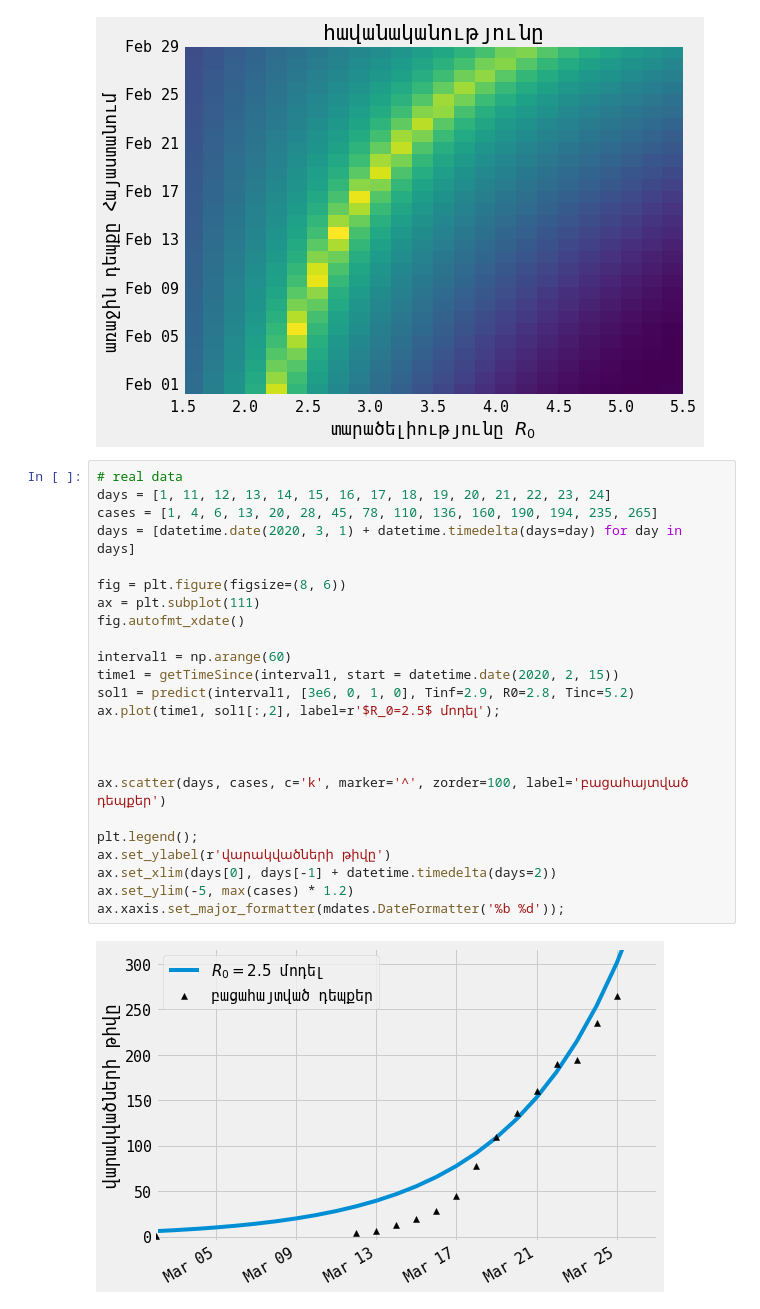
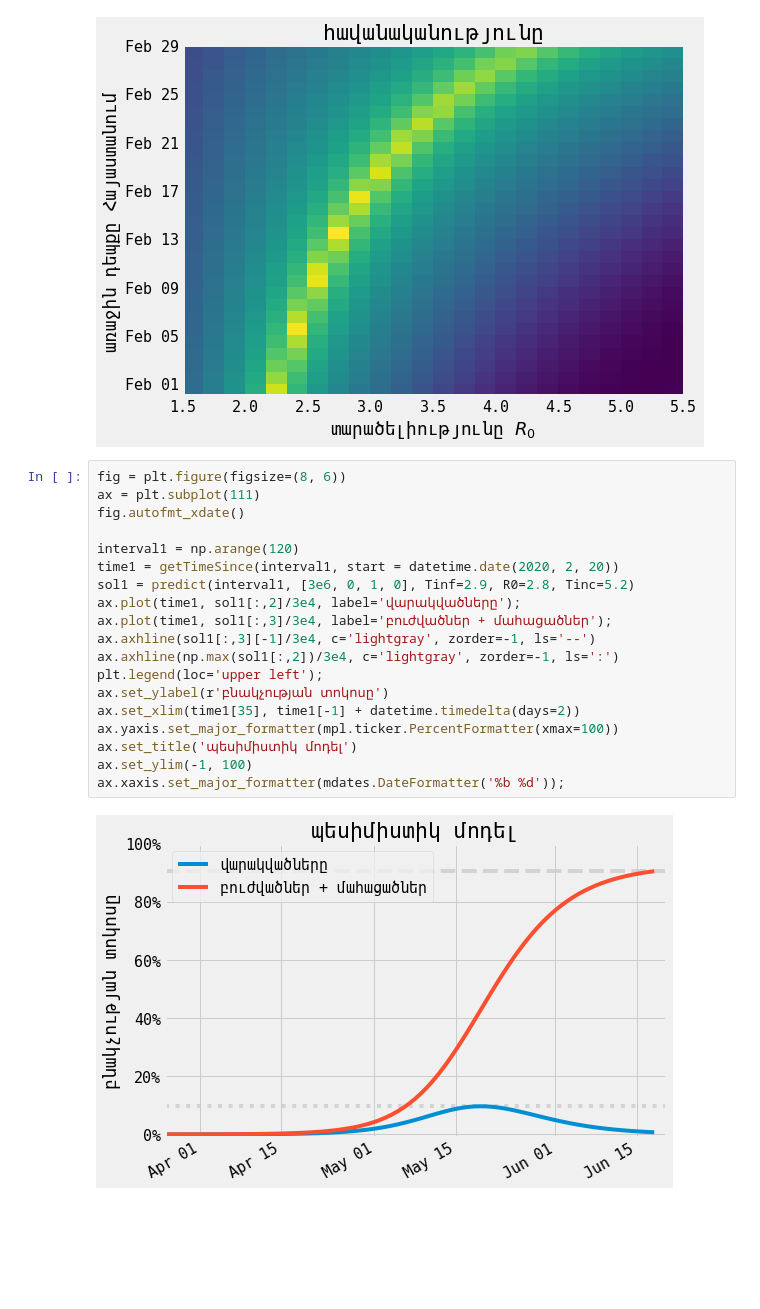
Before and after one commit to haykh/haykh.github.io, a Jupyter notebook: assets/files/2020-covid19-armenia/stayhealthy.ipynb, the cells around one changed output. Drawn from its saved outputs; the diff is of its cells as text; blank space fills up the shorter version.

```diff
--- a/assets/files/2020-covid19-armenia/stayhealthy.ipynb
+++ b/assets/files/2020-covid19-armenia/stayhealthy.ipynb
@@ -84,28 +84,23 @@ ax.yaxis.set_major_formatter(mdates.DateFormatter('%b %d'));
 # %% [output]
 [figure]
 # %%
-# real data
-days = [1, 11, 12, 13, 14, 15, 16, 17, 18, 19, 20, 21, 22, 23, 24]
-cases = [1, 4, 6, 13, 20, 28, 45, 78, 110, 136, 160, 190, 194, 235, 265]
-days = [datetime.date(2020, 3, 1) + datetime.timedelta(days=day) for day in days]
-
 fig = plt.figure(figsize=(8, 6))
 ax = plt.subplot(111)
 fig.autofmt_xdate()
 
-interval1 = np.arange(60)
-time1 = getTimeSince(interval1, start = datetime.date(2020, 2, 15))
+interval1 = np.arange(120)
+time1 = getTimeSince(interval1, start = datetime.date(2020, 2, 20))
 sol1 = predict(interval1, [3e6, 0, 1, 0], Tinf=2.9, R0=2.8, Tinc=5.2)
-ax.plot(time1, sol1[:,2], label=r'$R_0=2.5$ մոդել');
-
-
-
-ax.scatter(days, cases, c='k', marker='^', zorder=100, label='բացահայտված դեպքեր')
-
-plt.legend();
-ax.set_ylabel(r'վարակվածների թիվը')
-ax.set_xlim(days[0], days[-1] + datetime.timedelta(days=2))
-ax.set_ylim(-5, max(cases) * 1.2)
+ax.plot(time1, sol1[:,2]/3e4, label='վարակվածները');
+ax.plot(time1, sol1[:,3]/3e4, label='բուժվածներ + մահացածներ');
+ax.axhline(sol1[:,3][-1]/3e4, c='lightgray', zorder=-1, ls='--')
+ax.axhline(np.max(sol1[:,2])/3e4, c='lightgray', zorder=-1, ls=':')
+plt.legend(loc='upper left');
+ax.set_ylabel(r'բնակչության տոկոսը')
+ax.set_xlim(time1[35], time1[-1] + datetime.timedelta(days=2))
+ax.yaxis.set_major_formatter(mpl.ticker.PercentFormatter(xmax=100))
+ax.set_title('պեսիմիստիկ մոդել')
+ax.set_ylim(-1, 100)
 ax.xaxis.set_major_formatter(mdates.DateFormatter('%b %d'));
 # %% [output]
-[figure, old version]
+[figure, new version]
```
Also changed, not shown: parts of 4 cells of this notebook, 1 other file.
